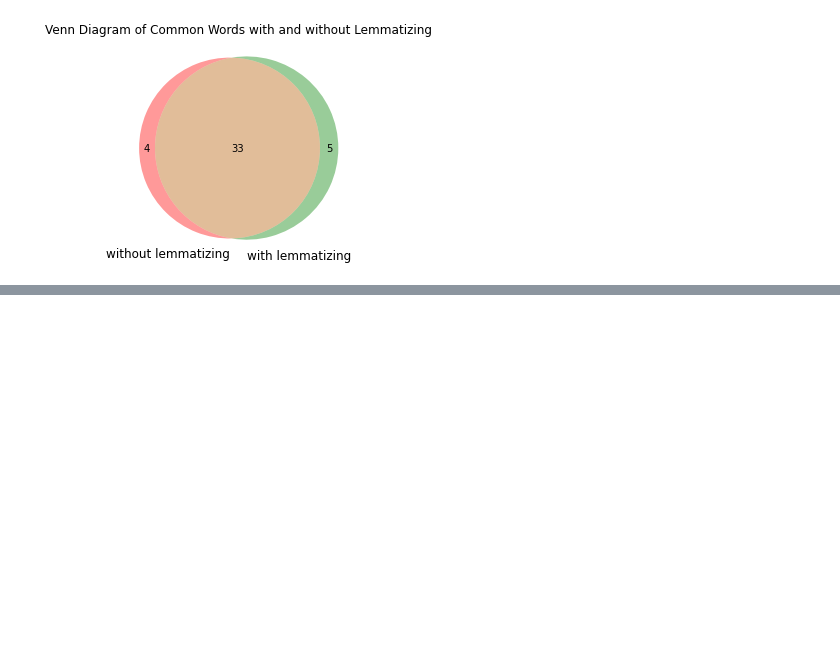
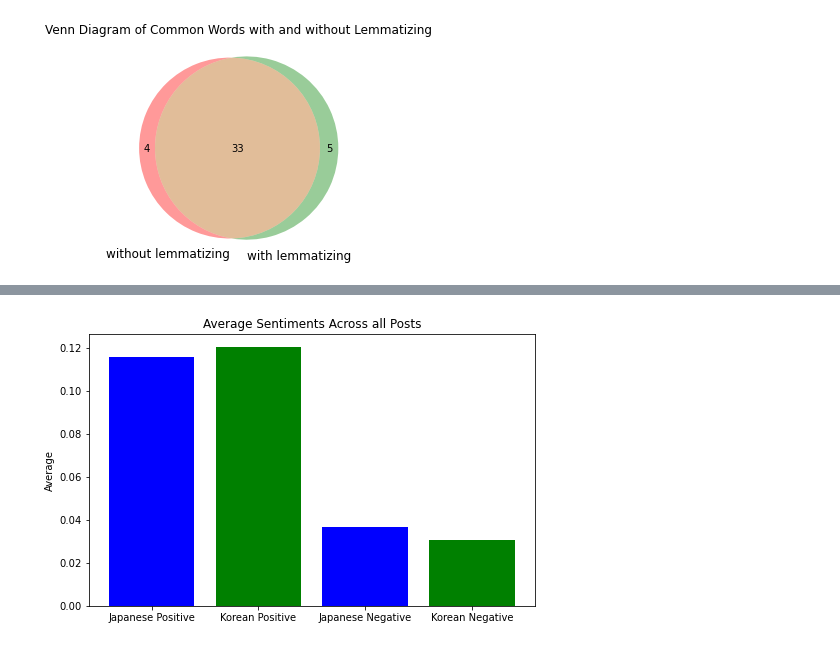
Before and after one commit to Liwwy83/GA_projects, a Jupyter notebook: Project 3/(2)_Data_Analysis.ipynb, the cells around one changed output, grey strips where cells are left out. Cells and saved outputs as stored; diff of their text form; code cells hidden in the pictures; blank space fills up the shorter version.

```diff
--- a/Project 3/(2)_Data_Analysis.ipynb
+++ b/Project 3/(2)_Data_Analysis.ipynb
@@ -405,0 +358,9 @@ common_eng_jk_lem = [WordNetLemmatizer().lemmatize(i) for i in common_eng_jk]
+# %%
+# plot percentage of posts with positive/negative sentiments on bar chart
+plt.figure(figsize=(8,5))
+plt.bar(['Japanese Positive', 'Korean Positive', 'Japanese Negative', 'Korean Negative'],
+        [j_avg_pos, k_avg_pos, j_avg_neg, k_avg_neg], color=['b', 'g', 'b', 'g'])
+plt.ylabel('Average')
+plt.title('Average Sentiments Across all Posts');
+# %% [output]
+[figure, added]
```
Also changed, not shown: parts of 47 cells of this notebook, 4 other files.
